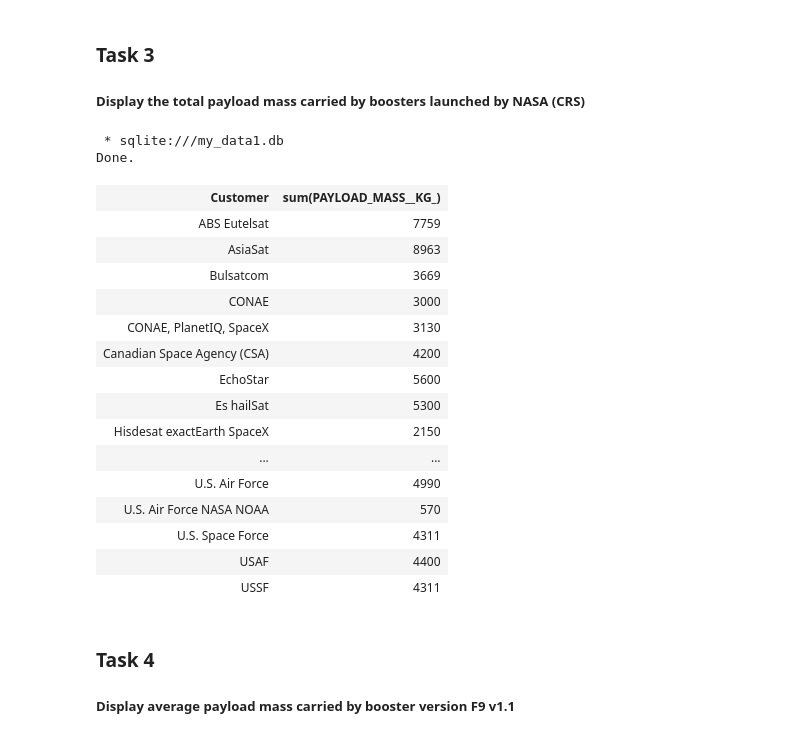
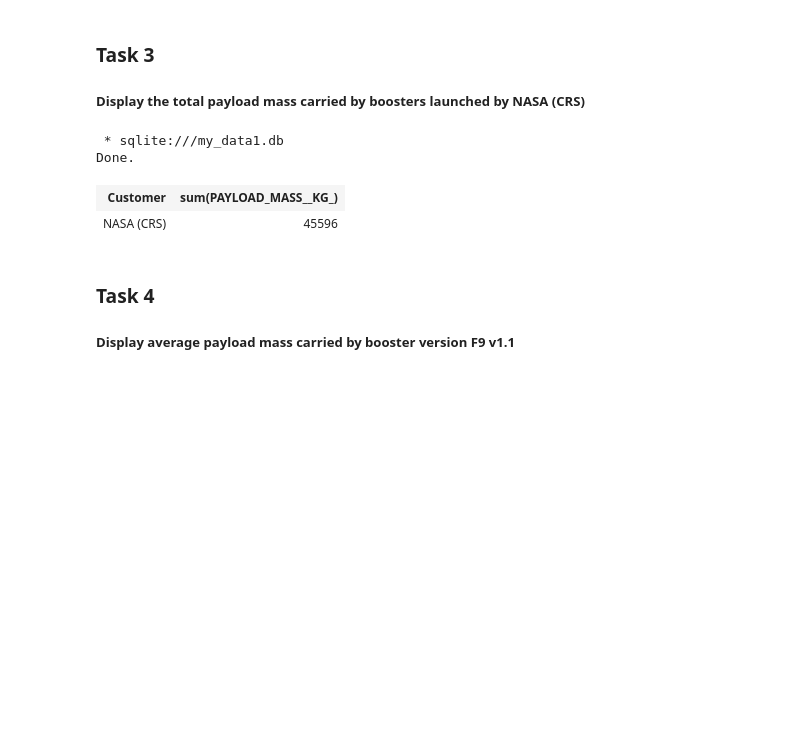
Before and after one commit to anasLearn/data-science-capstone, a Jupyter notebook: data-visualization/jupyter-labs-eda-sql-coursera_sqllite.ipynb, the cells around one changed output. Drawn from its saved outputs; the diff is of its cells as text; code cells hidden in the pictures; blank space fills up the shorter version.

```diff
--- a/data-visualization/jupyter-labs-eda-sql-coursera_sqllite.ipynb
+++ b/data-visualization/jupyter-labs-eda-sql-coursera_sqllite.ipynb
@@ -138,27 +122,13 @@ Done.
 # %%
 %%sql
 select customer, sum(PAYLOAD_MASS__KG_)
 from SPACEXTBL
-GROUP BY CUSTOMER;
+where customer like '%NASA (CRS)';
 # %% [output]
  * sqlite:///my_data1.db
 Done.
 | Customer | sum(PAYLOAD_MASS__KG_) |
-| ABS Eutelsat | 7759 |
-| AsiaSat | 8963 |
-| Bulsatcom | 3669 |
-| CONAE | 3000 |
-| CONAE, PlanetIQ, SpaceX | 3130 |
-| Canadian Space Agency (CSA) | 4200 |
-| EchoStar | 5600 |
-| Es hailSat | 5300 |
-| Hisdesat exactEarth SpaceX | 2150 |
-| ... | ... |
-| U.S. Air Force | 4990 |
-| U.S. Air Force NASA NOAA | 570 |
-| U.S. Space Force | 4311 |
-| USAF | 4400 |
-| USSF | 4311 |
+| NASA (CRS) | 45596 |
 # %% [markdown]
 ### Task 4
 
```
Also changed, not shown: parts of 2 cells of this notebook, 4 other files.
